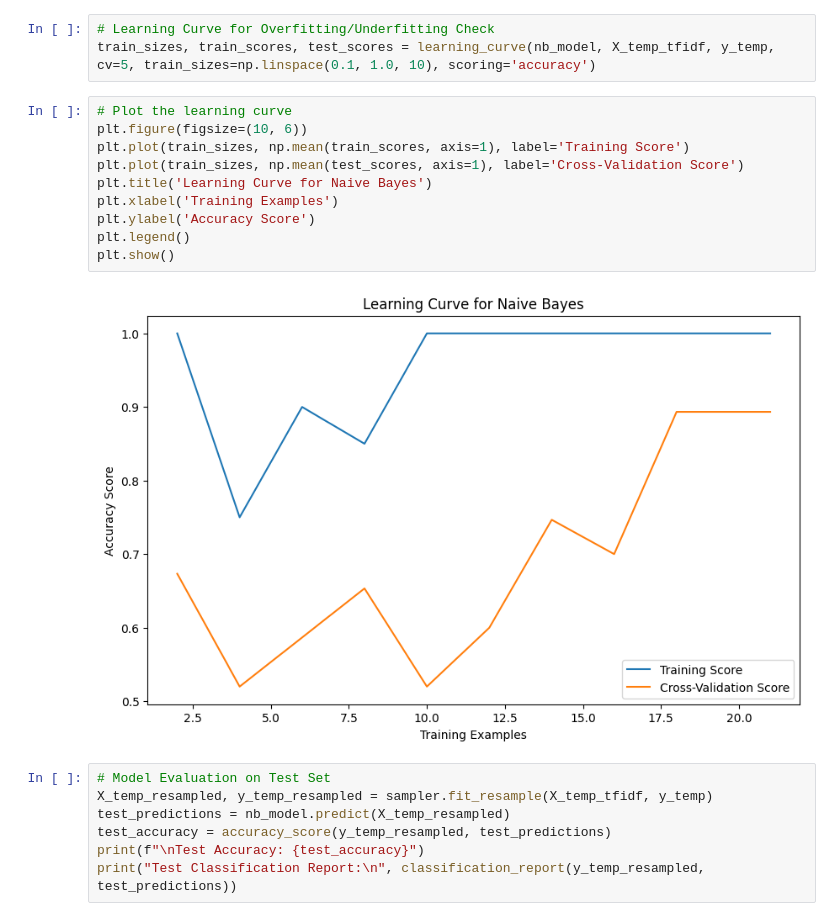
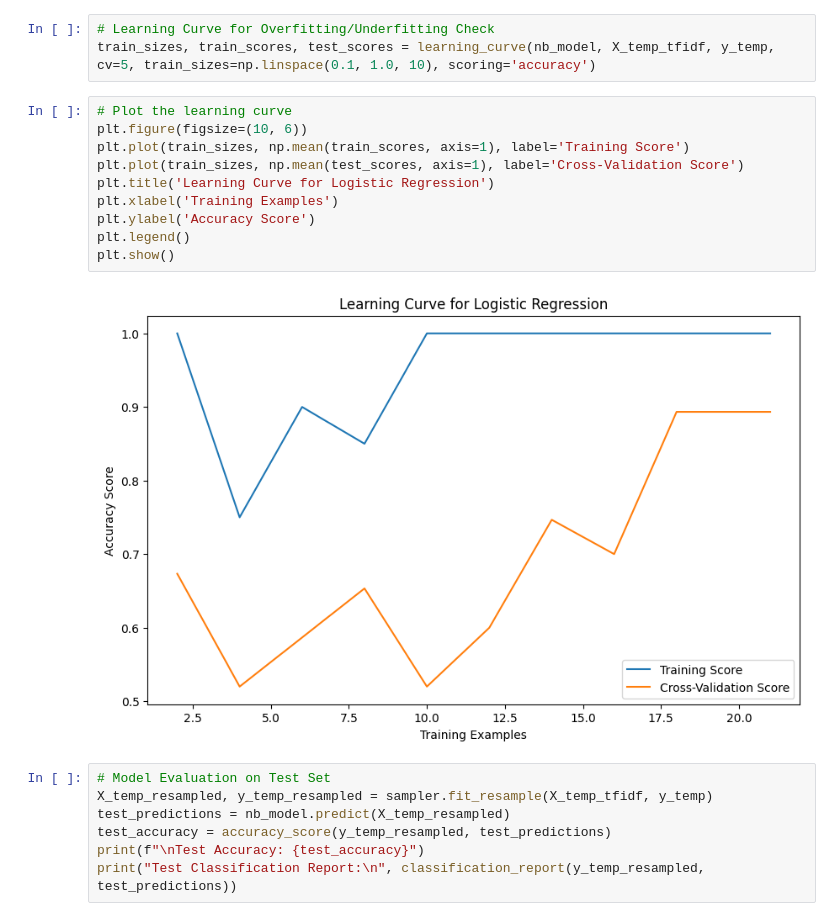
Before and after one commit to Hailemicael/NLP_Project, a Jupyter notebook: nlp_assignment_1.ipynb, the cells around one changed output. Cells and saved outputs as stored; diff of their text form.

```diff
--- a/nlp_assignment_1.ipynb
+++ b/nlp_assignment_1.ipynb
@@ -362,15 +362,15 @@ train_sizes, train_scores, test_scores = learning_curve(nb_model, X_temp_tfidf,
 # %%
 # Plot the learning curve
 plt.figure(figsize=(10, 6))
 plt.plot(train_sizes, np.mean(train_scores, axis=1), label='Training Score')
 plt.plot(train_sizes, np.mean(test_scores, axis=1), label='Cross-Validation Score')
-plt.title('Learning Curve for Naive Bayes')
+plt.title('Learning Curve for Logistic Regression')
 plt.xlabel('Training Examples')
 plt.ylabel('Accuracy Score')
 plt.legend()
 plt.show()
 # %% [output]
-[figure, old version]
+[figure, new version]
 # %%
 # Model Evaluation on Test Set
 X_temp_resampled, y_temp_resampled = sampler.fit_resample(X_temp_tfidf, y_temp)
```
